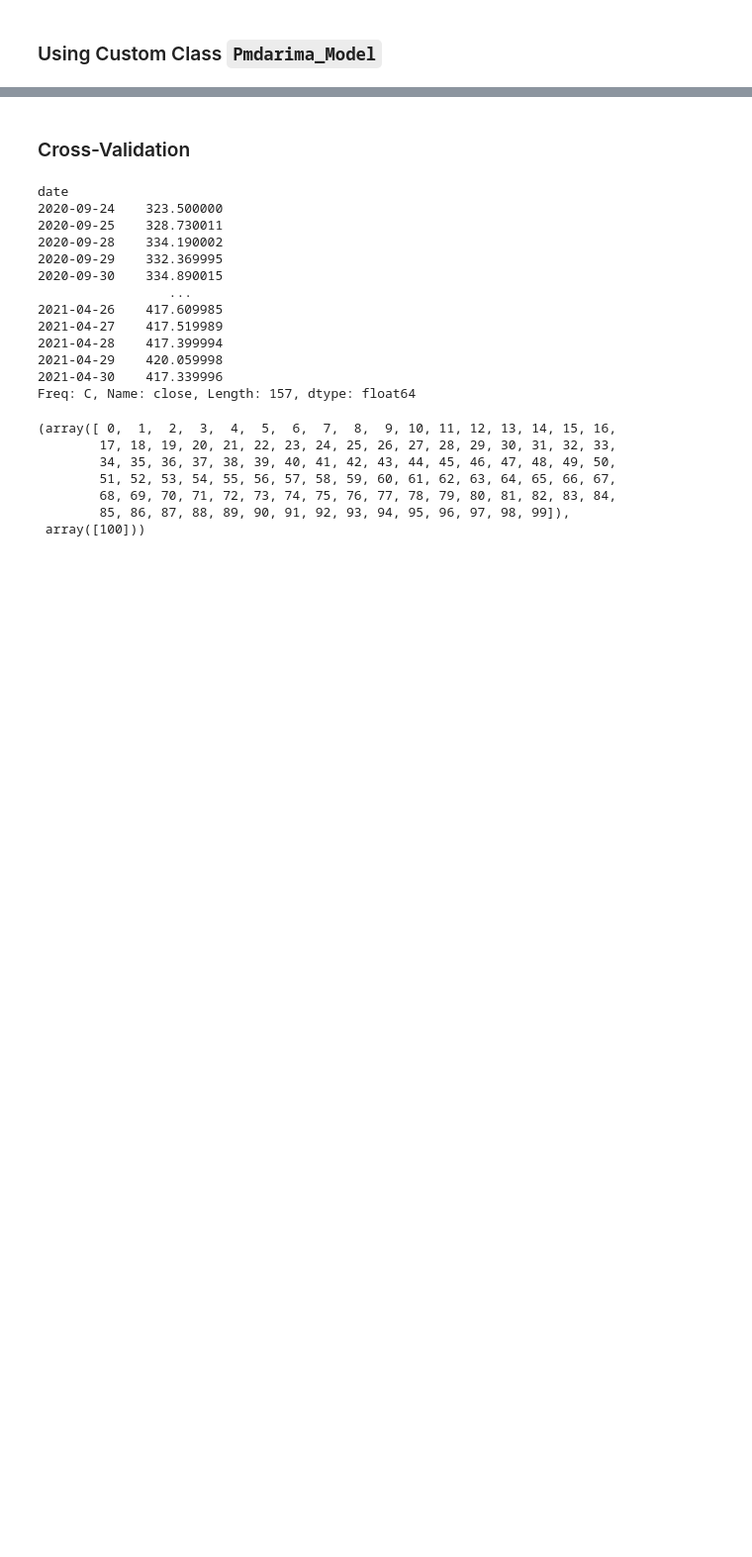
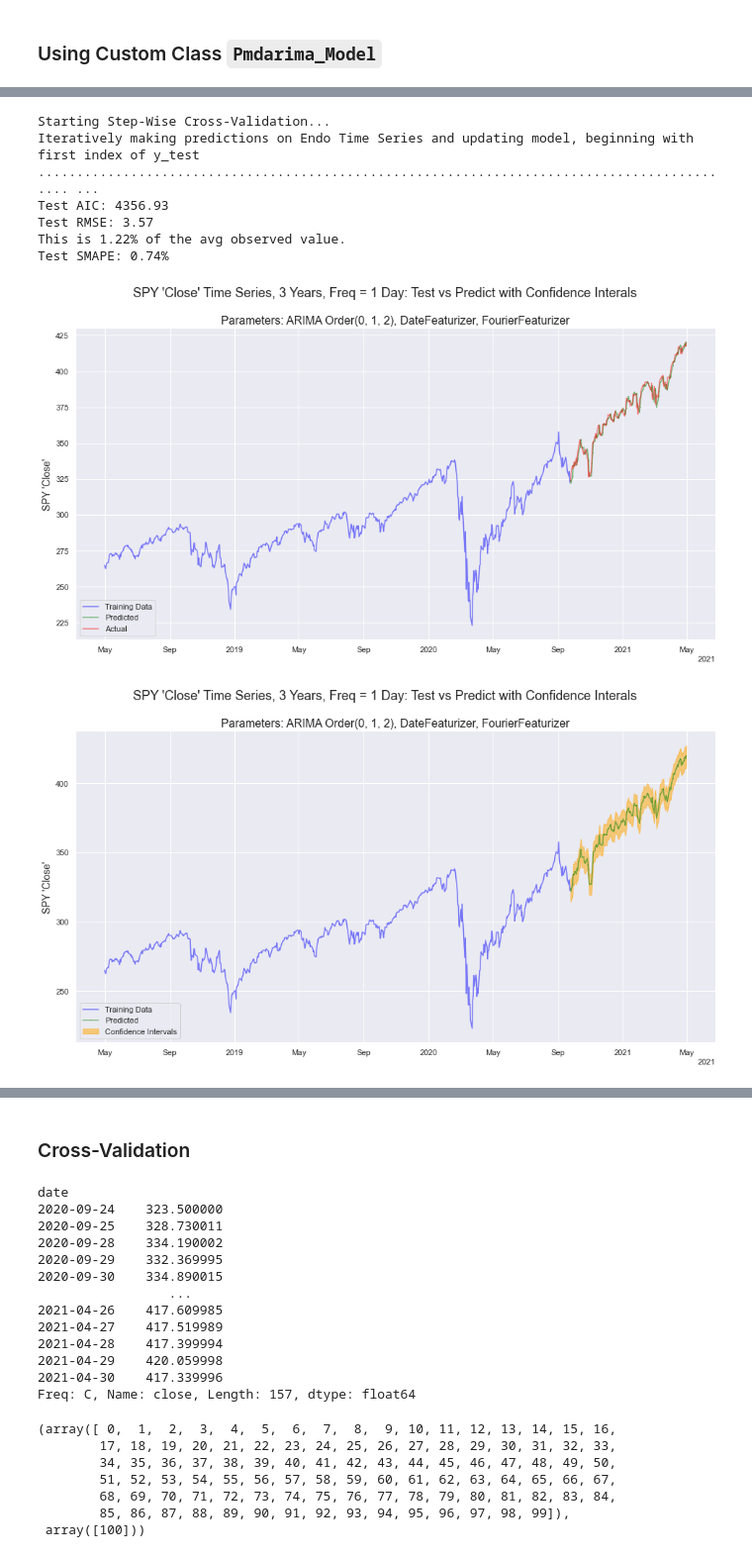
Before and after one commit to eggrollofchaos/i_spy_etf_price_predictions, a Jupyter notebook: crisp_dm_process/spy_yf_eda.ipynb, the cells around one changed output, grey strips where cells are left out. Shown at 99% size. Saved outputs shown, nothing was run; the diff lists cells and outputs as text; code cells hidden in the pictures; blank space fills up the shorter version.

```diff
--- a/crisp_dm_process/spy_yf_eda.ipynb
+++ b/crisp_dm_process/spy_yf_eda.ipynb
@@ -343,0 +327,11 @@ X_test.
+# %%
+pam_3Y.run_stepwise_cv(en=True, ex=False, dynamic=False, visualize=True)
+# %% [output]
+Starting Step-Wise Cross-Validation...
+Iteratively making predictions on Endo Time Series and updating model, beginning with first index of y_test ............................................................................................ ...
+Test AIC: 4356.93
+Test RMSE: 3.57
+This is 1.22% of the avg observed value.
+Test SMAPE: 0.74%
+[figure, added]
+[figure, added]
```
Also changed, not shown: parts of 102 cells of this notebook, 8 other files.
